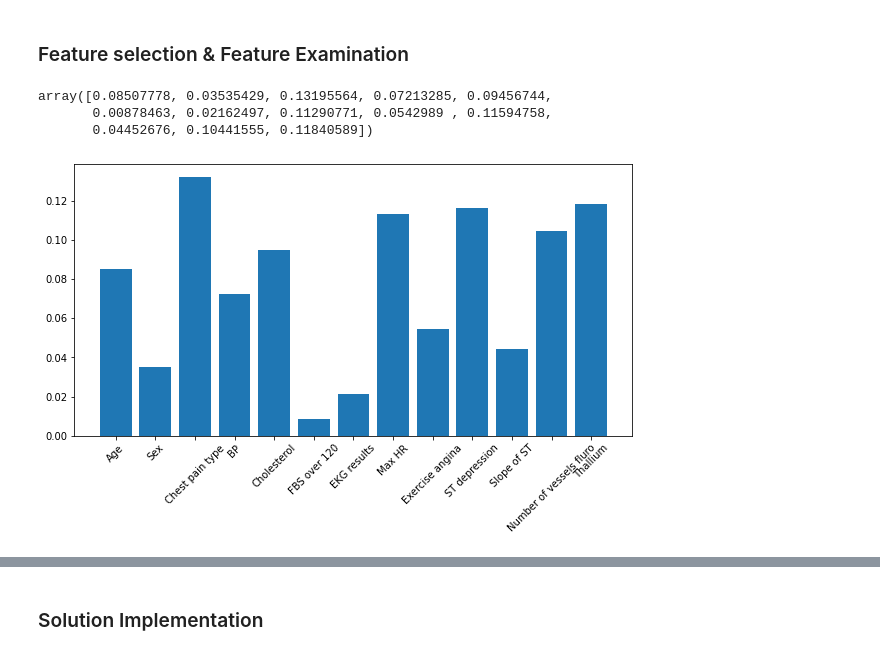
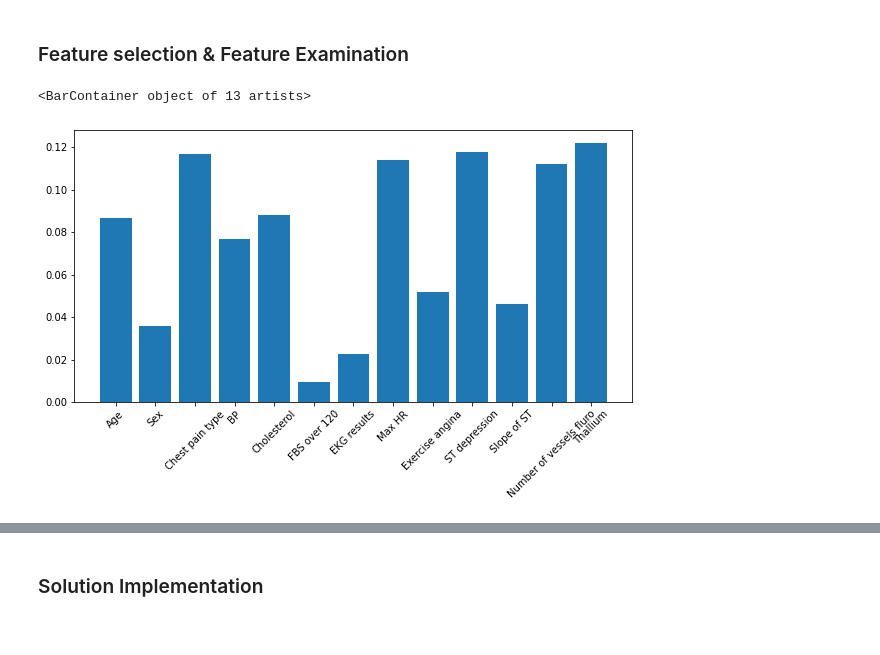
Before and after one commit to BSSB33/DSC-Lab, a Jupyter notebook: oversampling/heart_disease_prediction.ipynb, the cells around one changed output, grey strips where cells are left out. Cells and saved outputs as stored; diff of their text form; code cells hidden in the pictures.

```diff
--- a/oversampling/heart_disease_prediction.ipynb
+++ b/oversampling/heart_disease_prediction.ipynb
@@ -50,15 +50,13 @@ df_norm[list(X)] = scaler.fit_transform(df[list(X)])
 # %%
 clf = RandomForestClassifier()
 clf.fit(df_norm, y)
 plt.figure(figsize=(10,5))
+plt.xticks(rotation=45)
 plt.bar(df_norm.columns, clf.feature_importances_)
-plt.xticks(rotation=45)
-clf.feature_importances_
+#clf.feature_importances_
 # %% [output]
-array([0.08507778, 0.03535429, 0.13195564, 0.07213285, 0.09456744,
-       0.00878463, 0.02162497, 0.11290771, 0.0542989 , 0.11594758,
-       0.04452676, 0.10441555, 0.11840589])
+<BarContainer object of 13 artists>
-[figure, old version]
+[figure, new version]
 # %%
 # Select only the most important features (add treshold 0.05) (increase or decrease the treshold)
 TRESHOLD = 0.05
```
Also changed, not shown: parts of 9 cells of this notebook, 3 other files.
